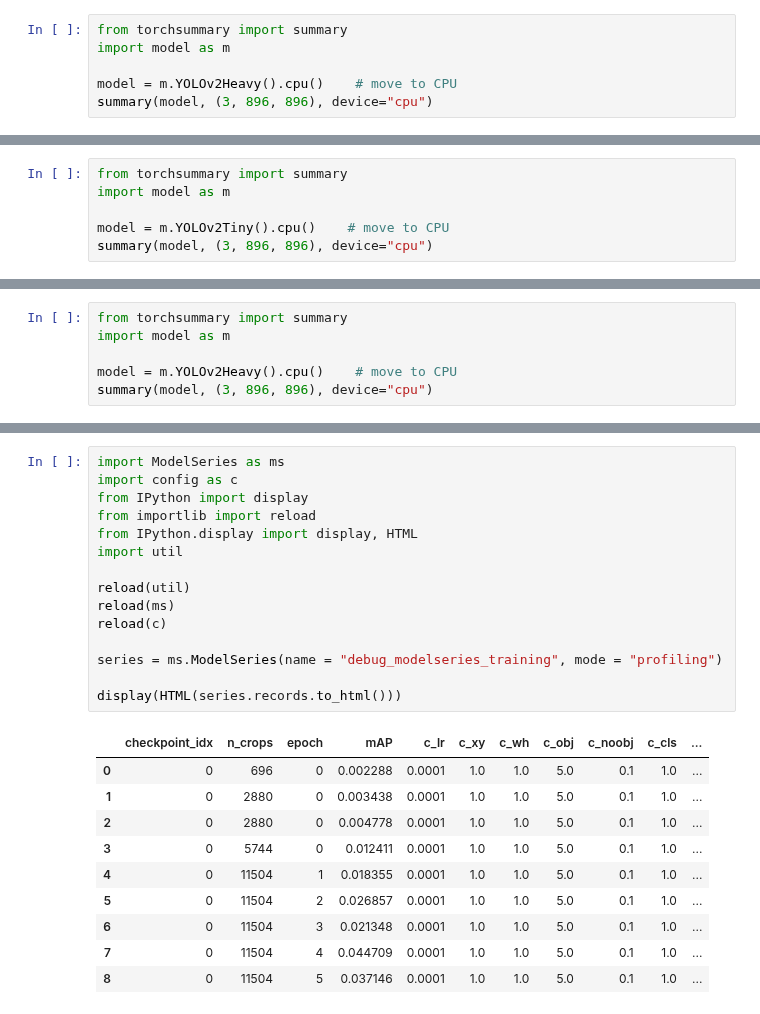
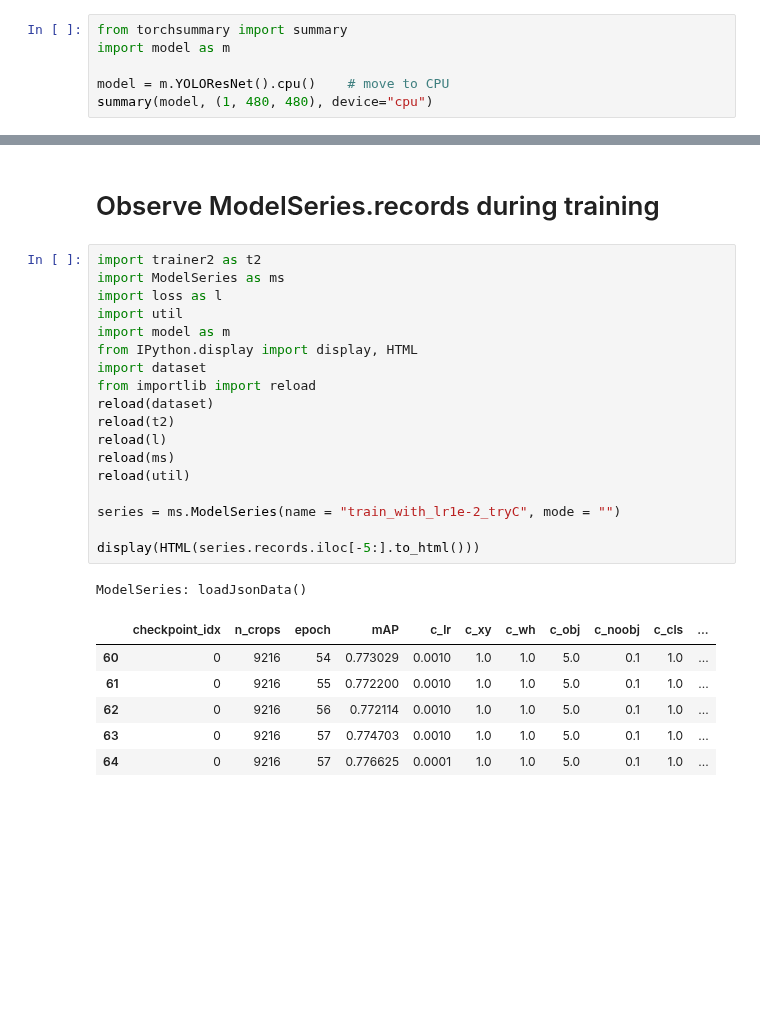
Before and after one commit to fusiongodo/yolo-score, a Jupyter notebook: profiling.ipynb, the cells around one changed output, grey strips where cells are left out. Saved outputs shown, nothing was run; the diff lists cells and outputs as text; blank space fills up the shorter version.

```diff
--- a/profiling.ipynb
+++ b/profiling.ipynb
@@ -2,8 +2,8 @@
 from torchsummary import summary
 import model as m
 
-model = m.YOLOv2Heavy().cpu()    # move to CPU
-summary(model, (3, 896, 896), device="cpu")
+model = m.YOLOResNet().cpu()    # move to CPU
+summary(model, (1, 480, 480), device="cpu")
 # %% [output]
 ----------------------------------------------------------------
         Layer (type)               Output Shape         Param #
@@ -61,6 +24,0 @@ Error:
-# %%
-from torchsummary import summary
-import model as m
-
-model = m.YOLOv2Tiny().cpu()    # move to CPU
-summary(model, (3, 896, 896), device="cpu")
@@ -153,6 +24,0 @@ Estimated Total Size (MB): 238.83
-# %%
-from torchsummary import summary
-import model as m
-
-model = m.YOLOv2Heavy().cpu()    # move to CPU
-summary(model, (3, 896, 896), device="cpu")
@@ -177,26 +25,28 @@ Estimated Total Size (MB): 3871.70
+# %% [markdown]
+# Observe ModelSeries.records during training
 # %%
+import trainer2 as t2
 import ModelSeries as ms
-import config as c
-from IPython import display
+import loss as l
+import util
+import model as m
+from IPython.display import display, HTML
+import dataset
 from importlib import reload
-from IPython.display import display, HTML
-import util
+reload(dataset)
+reload(t2)
+reload(l)
+reload(ms)
+reload(util)
 
-reload(util)
-reload(ms)
-reload(c)
+series = ms.ModelSeries(name = "train_with_lr1e-2_tryC", mode = "")
 
-series = ms.ModelSeries(name = "debug_modelseries_training", mode = "profiling")
-
-display(HTML(series.records.to_html()))
+display(HTML(series.records.iloc[-5:].to_html()))
 # %% [output]
+ModelSeries: loadJsonData()
 |  | checkpoint_idx | n_crops | epoch | mAP | c_lr | c_xy | c_wh | c_obj | c_noobj | c_cls | ... |
-| 0 | 0 | 696 | 0 | 0.002288 | 0.0001 | 1.0 | 1.0 | 5.0 | 0.1 | 1.0 | ... |
-| 1 | 0 | 2880 | 0 | 0.003438 | 0.0001 | 1.0 | 1.0 | 5.0 | 0.1 | 1.0 | ... |
-| 2 | 0 | 2880 | 0 | 0.004778 | 0.0001 | 1.0 | 1.0 | 5.0 | 0.1 | 1.0 | ... |
-| 3 | 0 | 5744 | 0 | 0.012411 | 0.0001 | 1.0 | 1.0 | 5.0 | 0.1 | 1.0 | ... |
-| 4 | 0 | 11504 | 1 | 0.018355 | 0.0001 | 1.0 | 1.0 | 5.0 | 0.1 | 1.0 | ... |
-| 5 | 0 | 11504 | 2 | 0.026857 | 0.0001 | 1.0 | 1.0 | 5.0 | 0.1 | 1.0 | ... |
-| 6 | 0 | 11504 | 3 | 0.021348 | 0.0001 | 1.0 | 1.0 | 5.0 | 0.1 | 1.0 | ... |
-| 7 | 0 | 11504 | 4 | 0.044709 | 0.0001 | 1.0 | 1.0 | 5.0 | 0.1 | 1.0 | ... |
-| 8 | 0 | 11504 | 5 | 0.037146 | 0.0001 | 1.0 | 1.0 | 5.0 | 0.1 | 1.0 | ... |
+| 60 | 0 | 9216 | 54 | 0.773029 | 0.0010 | 1.0 | 1.0 | 5.0 | 0.1 | 1.0 | ... |
+| 61 | 0 | 9216 | 55 | 0.772200 | 0.0010 | 1.0 | 1.0 | 5.0 | 0.1 | 1.0 | ... |
+| 62 | 0 | 9216 | 56 | 0.772114 | 0.0010 | 1.0 | 1.0 | 5.0 | 0.1 | 1.0 | ... |
+| 63 | 0 | 9216 | 57 | 0.774703 | 0.0010 | 1.0 | 1.0 | 5.0 | 0.1 | 1.0 | ... |
+| 64 | 0 | 9216 | 57 | 0.776625 | 0.0001 | 1.0 | 1.0 | 5.0 | 0.1 | 1.0 | ... |
```
Also changed, not shown: parts of 9 cells of this notebook, 12 other files.
